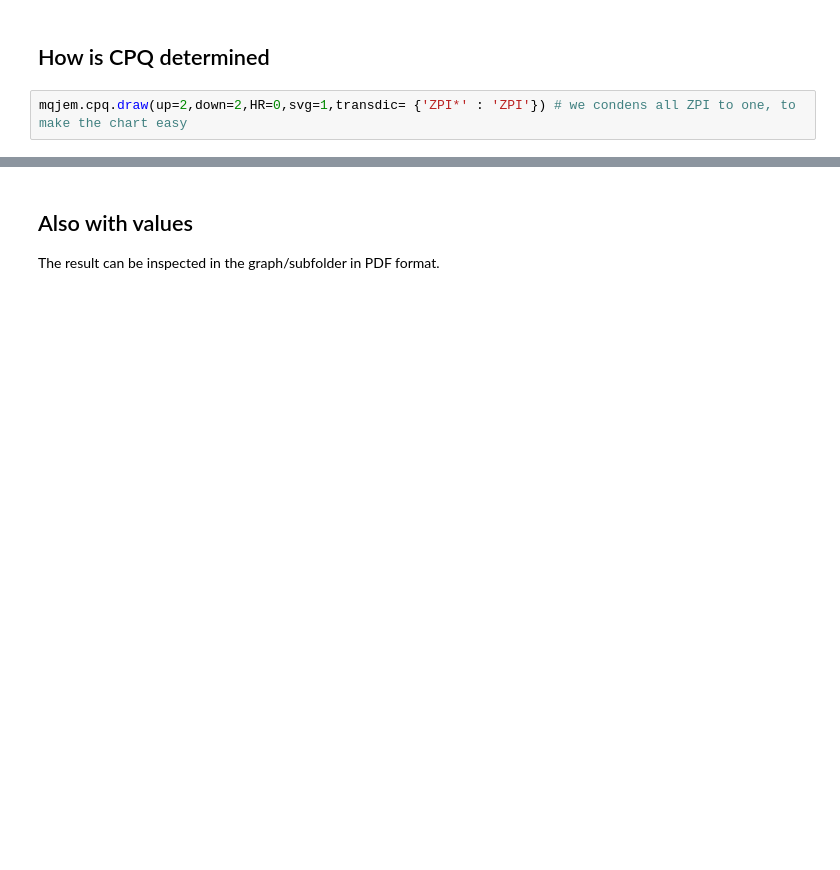
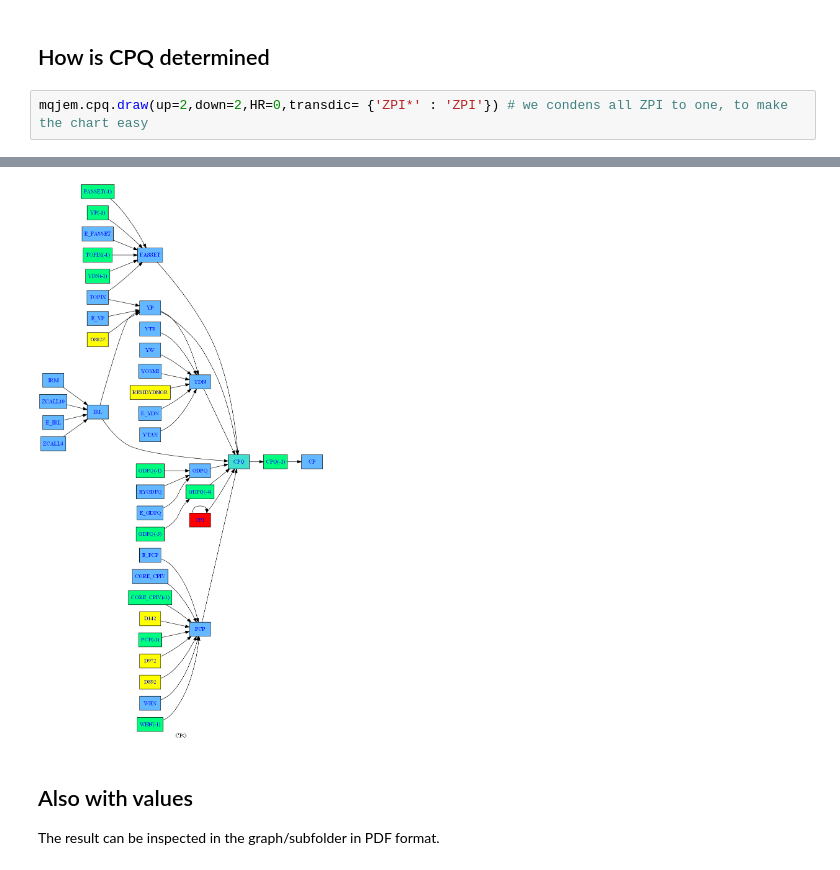
Before and after one commit to IbHansen/Modelflow2, a Jupyter notebook: Examples/Bank of Japan - Quarterly Japanese Economic Model/Q-JEM experiments.ipynb, the cells around one changed output, grey strips where cells are left out. Saved outputs shown, nothing was run; the diff lists cells and outputs as text; blank space fills up the shorter version.

```diff
--- a/Examples/Bank of Japan - Quarterly Japanese Economic Model/Q-JEM experiments.ipynb
+++ b/Examples/Bank of Japan - Quarterly Japanese Economic Model/Q-JEM experiments.ipynb
@@ -121,5 +121,5 @@ mqjem.plotadjacency(nolag=True,size=(19,19)); # delete the # in front to display
 # %% [markdown]
 ## How is CPQ determined
 # %%
-mqjem.cpq.draw(up=2,down=2,HR=0,svg=1,transdic= {'ZPI*' : 'ZPI'}) # we condens all ZPI to one, to make the chart easy
+mqjem.cpq.draw(up=2,down=2,HR=0,transdic= {'ZPI*' : 'ZPI'}) # we condens all ZPI to one, to make the chart easy
 # %% [output]
@@ -127,3 +126,4 @@ mqjem.cpq.draw(up=2,down=2,HR=0,svg=1,transdic= {'ZPI*' : 'ZPI'}) # we condens a
+[figure, added]
 # %% [markdown]
 ## Also with values
 The result can be inspected in the graph/subfolder in PDF format.
```
Also changed, not shown: parts of 6 cells of this notebook, 1 other file.
